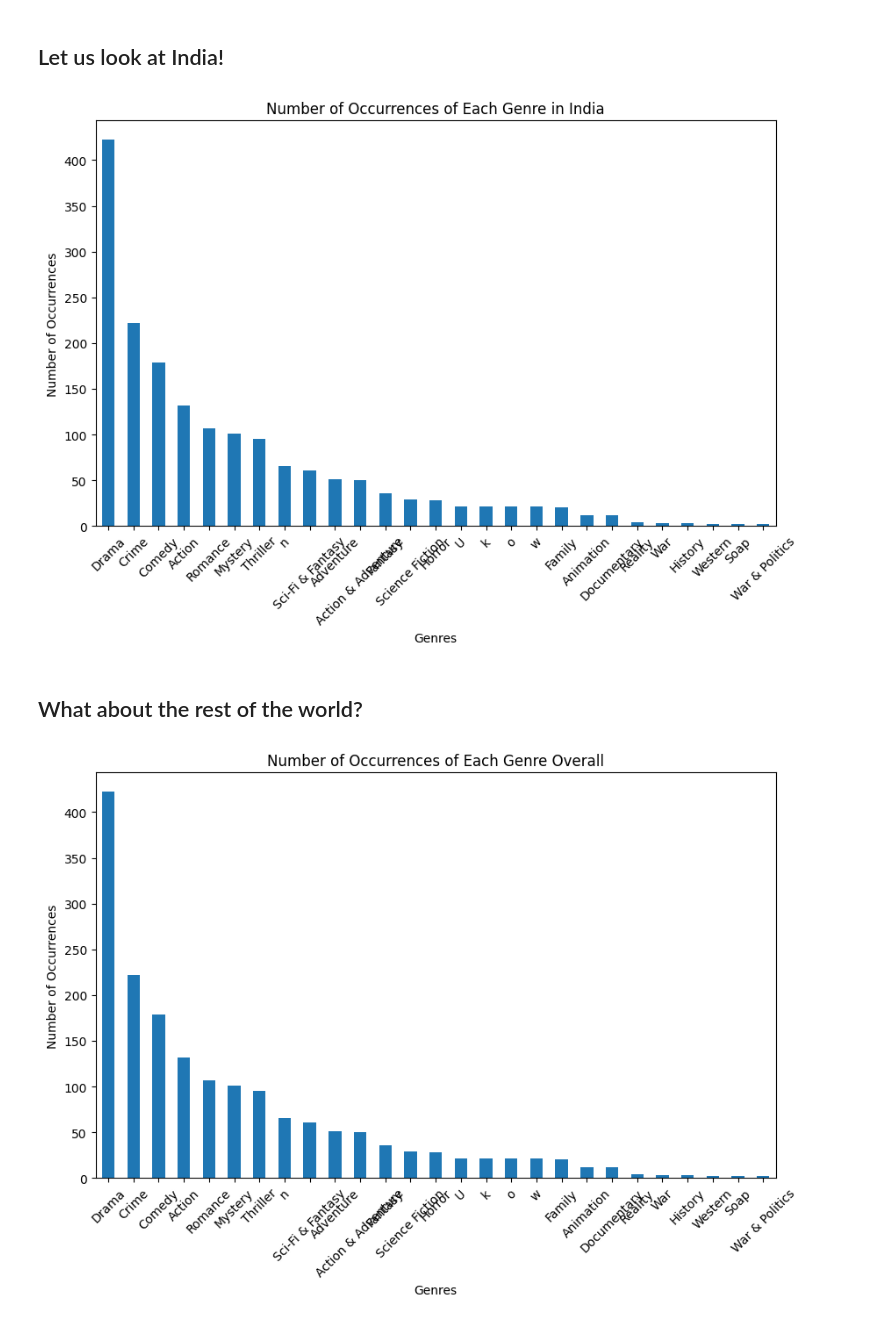
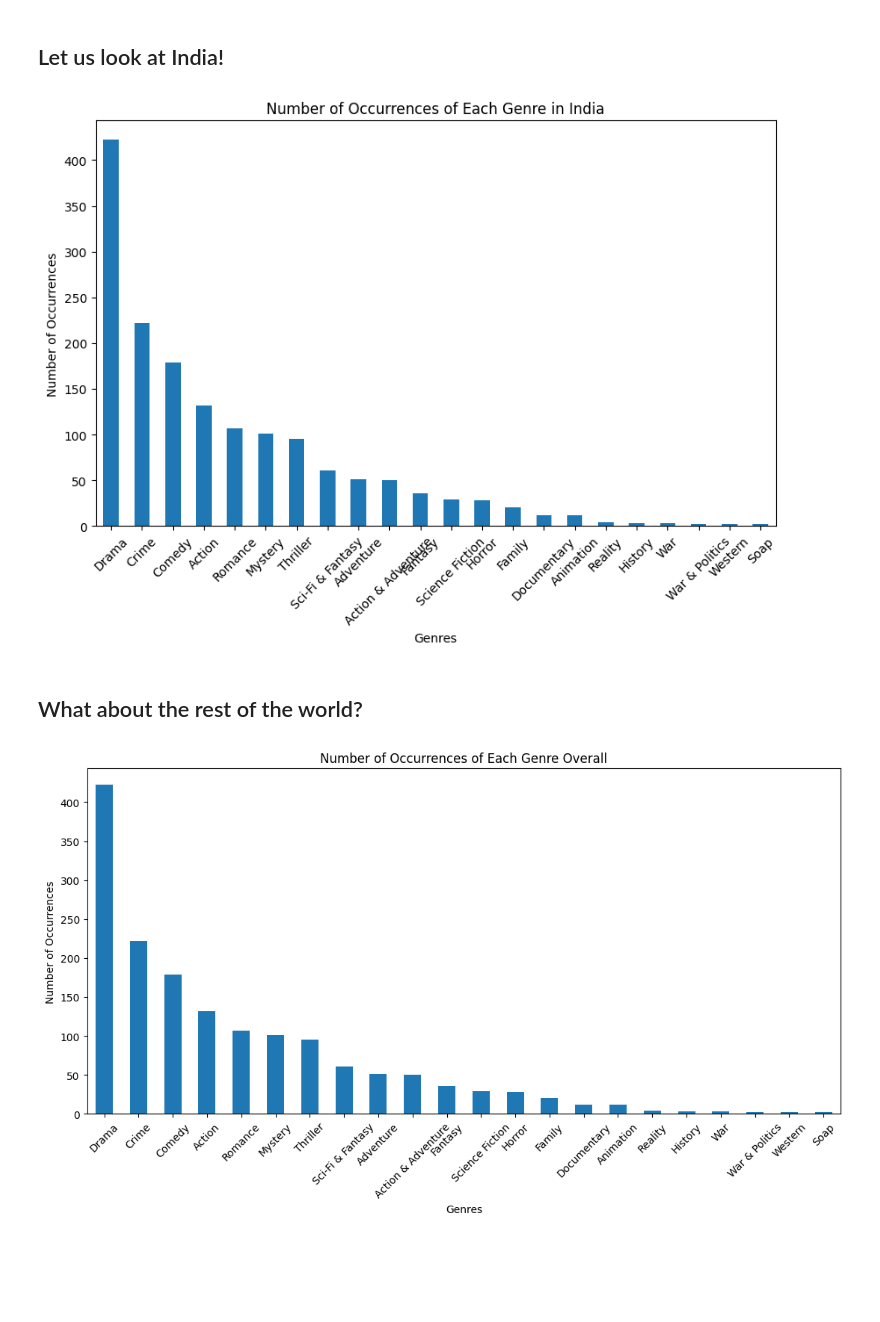
Before and after one commit to denyce-ng/CODE1161dataproject, a Jupyter notebook: project.ipynb, the cells around one changed output. Cells and saved outputs as stored; diff of their text form; code cells hidden in the pictures; blank space fills up the shorter version.

```diff
--- a/project.ipynb
+++ b/project.ipynb
@@ -118,3 +118,5 @@ else:
 # %%
 netflix_data['genres']=netflix_data['show_title'].map(genres_dict)
 netflix_data.to_csv('all-weeks-countries.csv', index=False)
+
+netflix_data.replace('Unknown', '', inplace=True)
@@ -787,8 +773,8 @@ pd.options.mode.chained_assignment = None
 country_name= 'India'
 india_data = netflix_data[netflix_data['country_name'] == 'India']
 # Create a list of all genres
+
 all_genres = [genre for sublist in india_data['genres'] for genre in sublist]
-
 # Count occurrences of each genre
 genre_counts = pd.Series(all_genres).value_counts()
 
@@ -803,27 +789,27 @@ plt.show()
 
 pd.options.mode.chained_assignment = 'warn'
 # %% [output]
-[figure, old version]
+[figure, new version]
 # %% [markdown]
 ## What about the rest of the world?
 # %%
 
 
 netflix_data['genres'] = netflix_data['genres'].apply(safe_eval)
 
 # Create a list of all genres
 all_genres = [genre for sublist in india_data['genres'] for genre in sublist]
 
 # Count occurrences of each genre
 genre_counts = pd.Series(all_genres).value_counts()
 
 # Plot the bar chart
-plt.figure(figsize=(10, 6))
+plt.figure(figsize=(13, 6))
 genre_counts.plot(kind='bar')
 plt.xlabel('Genres')
 plt.ylabel('Number of Occurrences')
 plt.title('Number of Occurrences of Each Genre Overall')
 plt.xticks(rotation=45)
 plt.show()
 # %% [output]
-[figure, old version]
+[figure, new version]
```
Also changed, not shown: parts of 13 cells of this notebook.
